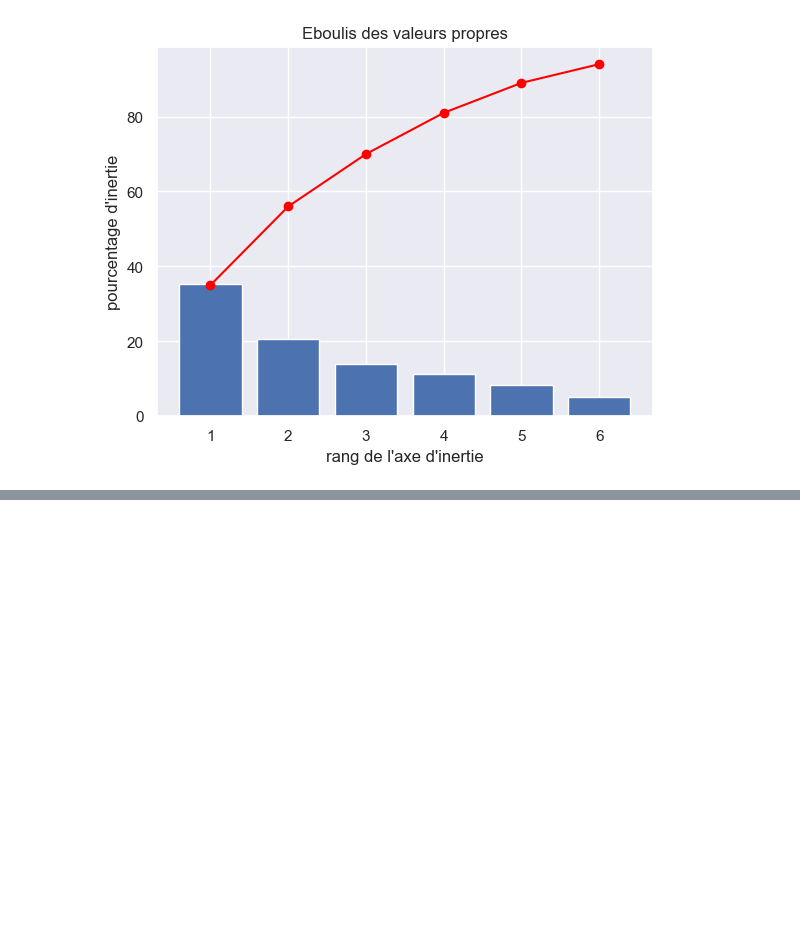
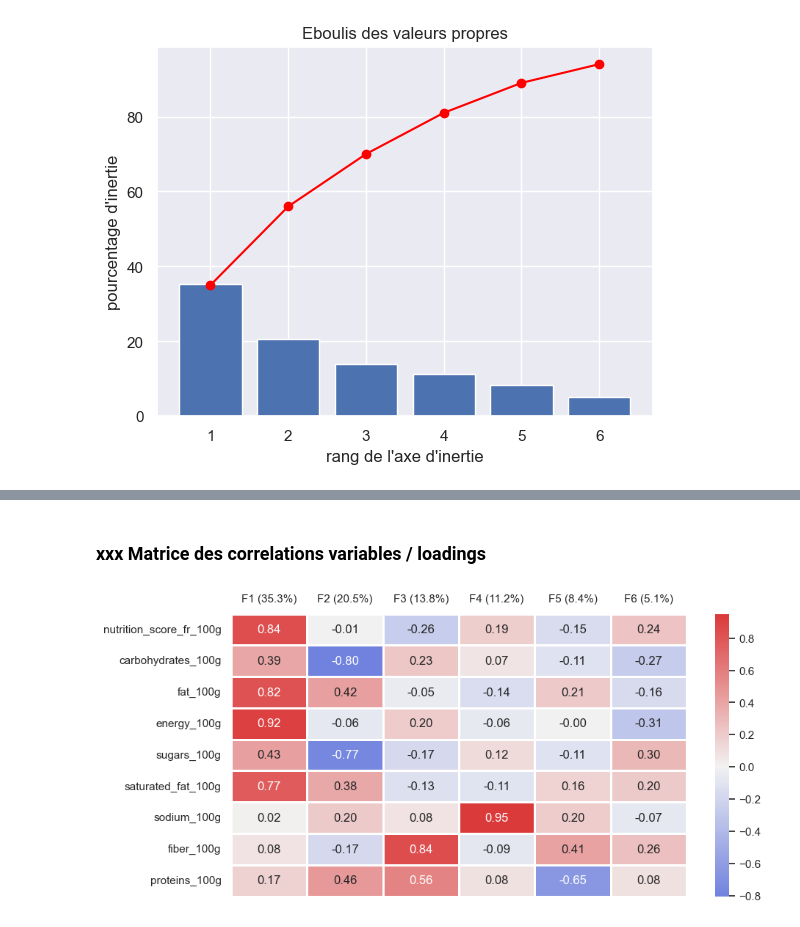
Before and after one commit to ClementPatin/OC-P3, a Jupyter notebook: Patin_Clement_1_notebook_052023.ipynb, the cells around one changed output, grey strips where cells are left out. Drawn from its saved outputs; the diff is of its cells as text; code cells hidden in the pictures; blank space fills up the shorter version.

```diff
--- a/Patin_Clement_1_notebook_052023.ipynb
+++ b/Patin_Clement_1_notebook_052023.ipynb
@@ -2982,0 +3053,30 @@ correlation_graph_enhanced(pca=foodPca,
+# %% [markdown]
+### xxx Matrice des correlations variables / loadings
+# %%
+featuresOnFactorialAxesMatrix = foodPca.components_.T*np.sqrt(foodPca.explained_variance_)
+featuresOnFactorialAxes = pd.DataFrame(
+    featuresOnFactorialAxesMatrix,
+    index=Xfeat,
+    columns=["F"+str(i+1)+" ("+str(round(100*foodPca.explained_variance_ratio_[i],1))+"%)" for i in range(foodPca.n_components_)]
+)
+
+
+fig,ax=plt.subplots(1,figsize=(10,5))
+sns.heatmap(
+    data=featuresOnFactorialAxes, # use the correlation matrix computed above
+    linewidth=1, # line between squares of the heatmap
+    cmap=sns.diverging_palette(262,12, as_cmap=True,center="light",n=9), # blue for anticorrelated, red for correlated
+    center=0, # no color for no correlation
+    annot=True, # displays Pearson coefficients
+    fmt="0.2f", # with 2 decimals
+    ax=ax
+
+);
+ax.tick_params(
+    top=False,
+    labeltop=True,
+    labelbottom=False,
+    bottom=False
+)
+# %% [output]
+[figure, added]
```
Also changed, not shown: parts of 28 cells of this notebook.
